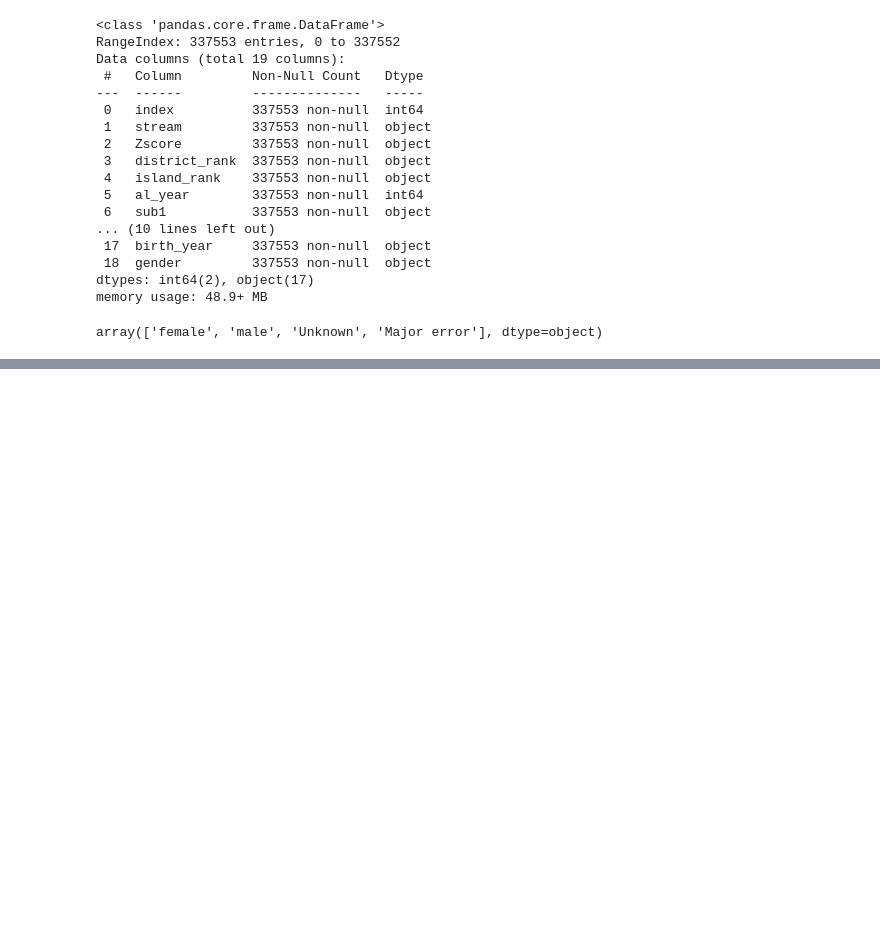
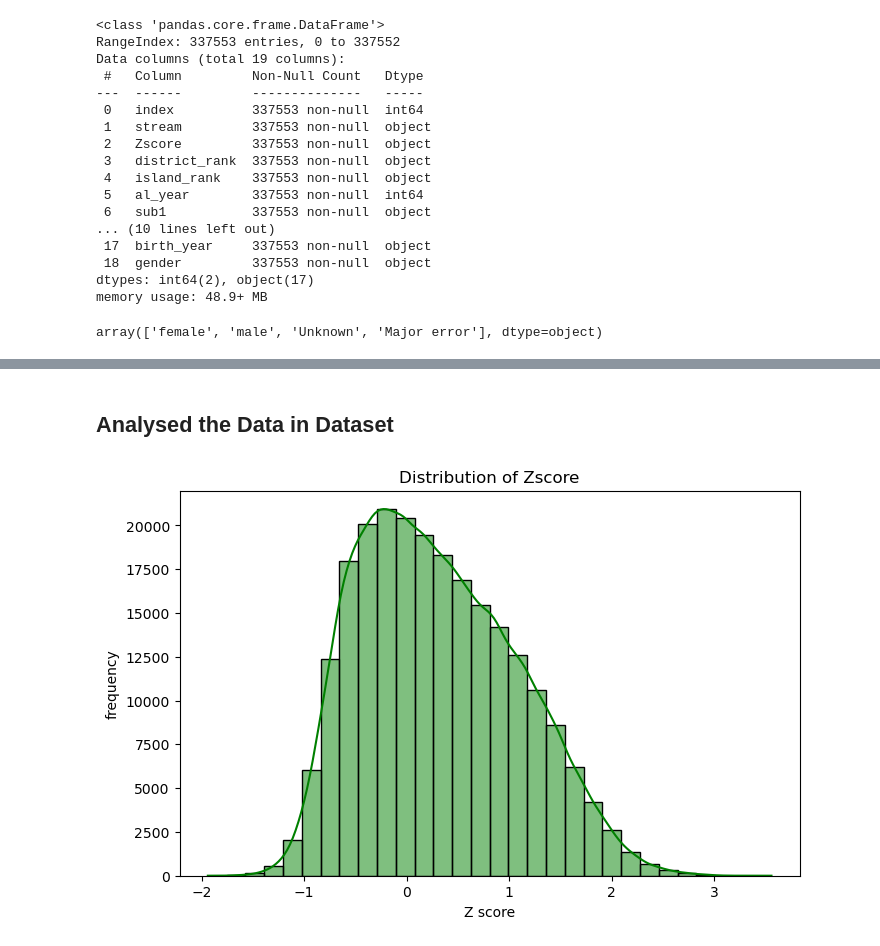
Before and after one commit to Devnath03/Machine_Learning_End-to-End_Models, a Jupyter notebook: Z-Score_Prediction/Z-Score.ipynb, the cells around one changed output, grey strips where cells are left out. Drawn from its saved outputs; the diff is of its cells as text; code cells hidden in the pictures; blank space fills up the shorter version.

```diff
--- a/Z-Score_Prediction/Z-Score.ipynb
+++ b/Z-Score_Prediction/Z-Score.ipynb
@@ -128,4 +128,4 @@ data['gender'].unique()
 array(['female', 'male', 'Unknown', 'Major error'], dtype=object)
 # %%
 #Remove unused data
-data = data.drop(columns=['index','al_year','birth_day','birth_month','birth_year','district_rank','island_rank','cgt_r','ge_r']
+data = data.drop(columns=['index','al_year','birth_day','birth_month','birth_year','district_rank','island_rank','cgt_r','ge_r'])
@@ -133,0 +142,6 @@ SyntaxError: incomplete input (350711666.py, line 2)
+# %%
+#Convert String Data to Numerical Data
+colums = ['stream','sub1','sub1_r','sub2','sub2_r','sub3','sub3_r','syllabus','gender']
+label_encoder = {col : LabelEncoder() for col in colums}
+for col in colums:
+    data[col] = label_encoder[col].fit_transform(data[col])
@@ -133,0 +179,3 @@ SyntaxError: incomplete input (350711666.py, line 2)
+# %%
+#Change the column type
+data['Zscore'] = pd.to_numeric(data['Zscore'],errors='coerce')
@@ -133,0 +203,12 @@ SyntaxError: incomplete input (350711666.py, line 2)
+# %% [markdown]
+## Analysed the Data in Dataset
+# %%
+#Analysed the Data in Dataset
+plt.figure(figsize=(8,5))
+sns.histplot(data['Zscore'],kde=True,bins=30,color='green')
+plt.title('Distribution of Zscore')
+plt.xlabel('Z score')
+plt.ylabel('frequency')
+plt.show()
+# %% [output]
+[figure, added]
```
Also changed, not shown: parts of 6 cells of this notebook.
